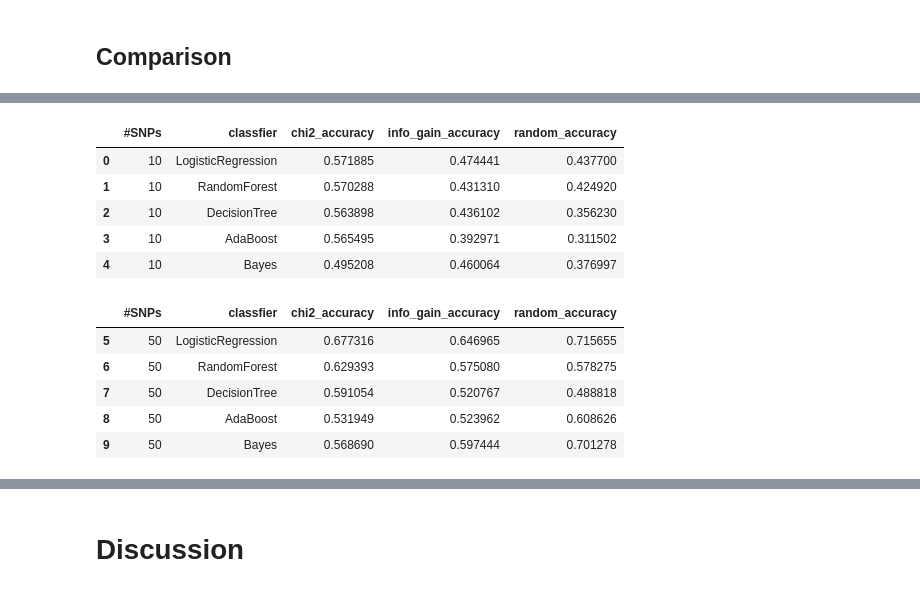
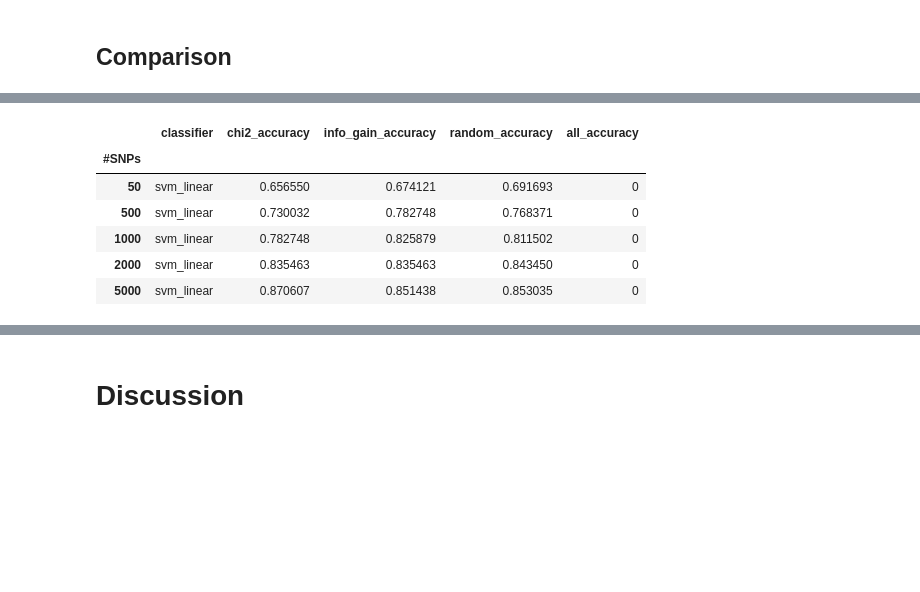
Before and after one commit to Morse579/cse284_SP21_final, a Jupyter notebook: population_analysis.ipynb, the cells around one changed output, grey strips where cells are left out. Drawn from its saved outputs; the diff is of its cells as text; code cells hidden in the pictures; blank space fills up the shorter version.

```diff
--- a/population_analysis.ipynb
+++ b/population_analysis.ipynb
@@ -51,7 +51,7 @@ snps = snps.transpose()
 # %%
 temp = []
 temp2 = []
-with open("/datasets/cs284-sp21-A00-public/ps2/ps2_reference_labels.csv", "r") as f:
+with open("data/ps2_reference_labels.csv", "r") as f:
     for line in f:
         s, pop = line.strip().split(",")
         temp.append(pop)
@@ -294,7 +304,7 @@ def classfier_code(num):
 # %%
 result = []
-for num in [10,50,100]:
-    for clf_num in range(2,7):
+for num in [50,500,1000,2000,5000]:
+    for clf_num in [0,2]:
         temp = []
         temp.append(num)
         temp.append(classfier_code(clf_num))
@@ -311,4 +321,4 @@ for num in [10,50,100]:
         temp.append(random_r[1])
         result.append(temp)
 # %%
-df = pd. DataFrame(result,columns = ["#SNPs", "classfier","chi2_accuracy","info_gain_accuracy","random_accuracy"])
+df = pd. DataFrame(result,columns = ["#SNPs", "classifier","chi2_accuracy","info_gain_accuracy","random_accuracy"])
@@ -315,18 +381,10 @@ df = pd. DataFrame(result,columns = ["#SNPs", "classfier","chi2_accuracy","info_
 # %%
-df[df["#SNPs"]==10]
+df[df["classifier"]=="svm_linear"].set_index("#SNPs")
 # %% [output]
-|  | #SNPs | classfier | chi2_accuracy | info_gain_accuracy | random_accuracy |
-| 0 | 10 | LogisticRegression | 0.571885 | 0.474441 | 0.437700 |
-| 1 | 10 | RandomForest | 0.570288 | 0.431310 | 0.424920 |
-| 2 | 10 | DecisionTree | 0.563898 | 0.436102 | 0.356230 |
-| 3 | 10 | AdaBoost | 0.565495 | 0.392971 | 0.311502 |
-| 4 | 10 | Bayes | 0.495208 | 0.460064 | 0.376997 |
+|  | classifier | chi2_accuracy | info_gain_accuracy | random_accuracy | all_accuracy |
+| #SNPs |  |  |  |  |  |
+| 50 | svm_linear | 0.656550 | 0.674121 | 0.691693 | 0 |
+| 500 | svm_linear | 0.730032 | 0.782748 | 0.768371 | 0 |
+| 1000 | svm_linear | 0.782748 | 0.825879 | 0.811502 | 0 |
+| 2000 | svm_linear | 0.835463 | 0.835463 | 0.843450 | 0 |
+| 5000 | svm_linear | 0.870607 | 0.851438 | 0.853035 | 0 |
-# %%
-df[df["#SNPs"]==50]
-# %% [output]
-|  | #SNPs | classfier | chi2_accuracy | info_gain_accuracy | random_accuracy |
-| 5 | 50 | LogisticRegression | 0.677316 | 0.646965 | 0.715655 |
-| 6 | 50 | RandomForest | 0.629393 | 0.575080 | 0.578275 |
-| 7 | 50 | DecisionTree | 0.591054 | 0.520767 | 0.488818 |
-| 8 | 50 | AdaBoost | 0.531949 | 0.523962 | 0.608626 |
-| 9 | 50 | Bayes | 0.568690 | 0.597444 | 0.701278 |
```
Also changed, not shown: parts of 25 cells of this notebook, 7 other files.
